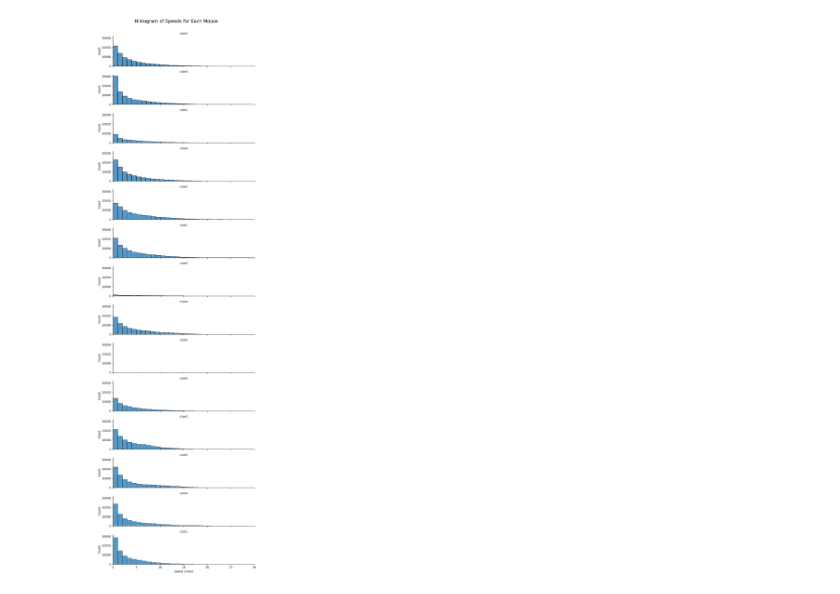
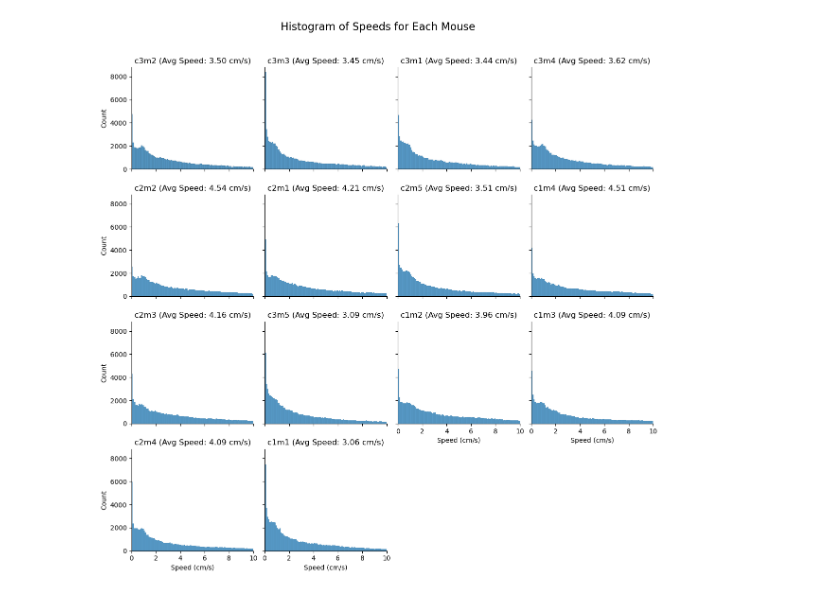
Before and after one commit to AdamLoydHarris/mEC_preprocessing, a Jupyter notebook: entropy_speed_preselection.ipynb, the cells around one changed output. Saved outputs shown, nothing was run; the diff lists cells and outputs as text; code cells hidden in the pictures.

```diff
--- a/entropy_speed_preselection.ipynb
+++ b/entropy_speed_preselection.ipynb
@@ -32,7 +34,7 @@ df_dict = {}
 # Iterate over all nodes to create dataframes
 for node in G.nodes:
     df_dict[node] = {}
-    for length in range(1, 5):  # Assuming we want paths of length 1 to 4
+    for length in range(1, 4):  # Assuming we want paths of length 1 to 4
         path_list = generate_paths(G, node, length)
         df = pd.DataFrame({'paths': path_list, 'counts': [0] * len(path_list)})
         df_dict[node][length] = df
@@ -183,7 +165,7 @@ def make_path_counts_dict(positions, mouse):
 
 def combine_dataframes_n_steps(mouse_dict):
     # Combine the dataframes for each n_steps into a single dataframe
-    combined_dfs = {n_steps: [] for n_steps in range(1, 5)}
+    combined_dfs = {n_steps: [] for n_steps in range(1, 4)}
     for node, lengths in mouse_dict.items():
         for n_steps, df in lengths.items():
             df[node] = node
@@ -399,20 +351,27 @@ Filename: c3m1_2025-03-13-112648, Length: 32102
 # %%
+# Calculate the mean speed for each mouse
+mean_speeds = speeds_df.mean()
+
 # Melt the dataframe to long format for easier plotting with seaborn
 speeds_long_df = speeds_df.melt(var_name='Mouse ID', value_name='Speed')
 
-# Create the FacetGrid for each mouse
-g = sns.FacetGrid(speeds_long_df, row='Mouse ID', aspect=4, height=2, sharex=True, sharey=True)
-g.map(sns.histplot, 'Speed', binwidth=1)  # Set binwidth to 1 cm/s
+# Create the FacetGrid for each mouse in a square grid
+g = sns.FacetGrid(speeds_long_df, col='Mouse ID', col_wrap=4, aspect=1, height=3, sharex=True, sharey=True)
+g.map(sns.histplot, 'Speed', binwidth=0.1)  # Set binwidth to 0.1 cm/s
 
 # Add labels and title
 g.set_axis_labels('Speed (cm/s)', 'Count')
-g.set_titles(row_template='{row_name}')
-g.fig.suptitle('Histogram of Speeds for Each Mouse', fontsize=16)
-g.fig.subplots_adjust(top=0.95)  # Adjust the top to make room for the title
+
+# Set titles with average speed
+for ax, mouse_id in zip(g.axes.flat, speeds_df.columns):
+    ax.set_title(f'{mouse_id} (Avg Speed: {mean_speeds[mouse_id]:.2f} cm/s)')
+
+g.fig.suptitle(f'Histogram of Speeds for Each Mouse', fontsize=16)
+g.fig.subplots_adjust(top=0.90)  # Adjust the top to make room for the title
 
 # Set x-axis limit
-g.set(xlim=(0, 30))
+g.set(xlim=(0, 10))
 
 plt.show()
 # %% [output]
-[figure, old version]
+[figure, new version]
```
Also changed, not shown: parts of 12 cells of this notebook, 6 other files.
